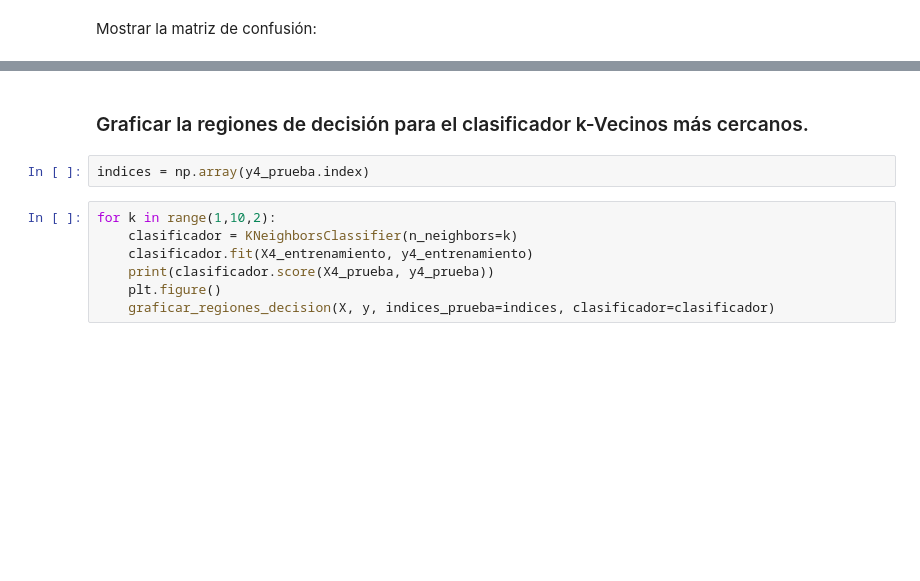
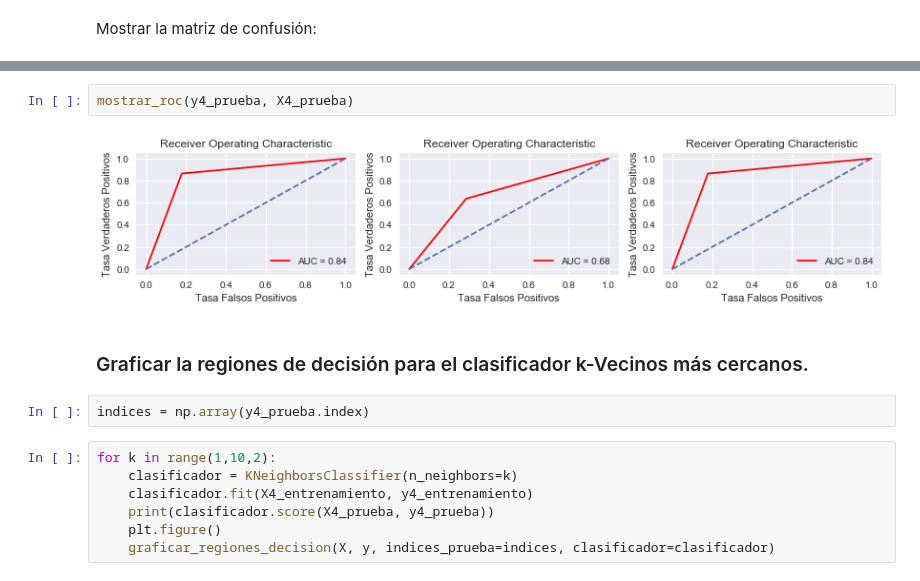
Before and after one commit to wladrod/AprendizajeAutomatico2018, a Jupyter notebook: Notebooks/13-ComparaciónClasificadores.ipynb, the cells around one changed output, grey strips where cells are left out. Cells and saved outputs as stored; diff of their text form; blank space fills up the shorter version.

```diff
--- a/Notebooks/13-ComparaciónClasificadores.ipynb
+++ b/Notebooks/13-ComparaciónClasificadores.ipynb
@@ -373,3 +404,7 @@ mostrar_matriz_confusion(X4_prueba, y4_prueba, columnas=['rojo','azul'])
+# %%
+mostrar_roc(y4_prueba, X4_prueba)
+# %% [output]
+[figure, added]
 # %% [markdown]
 ### Graficar la regiones de decisión para el clasificador k-Vecinos más cercanos.
 # %%
```
Also changed, not shown: parts of 35 cells of this notebook.
